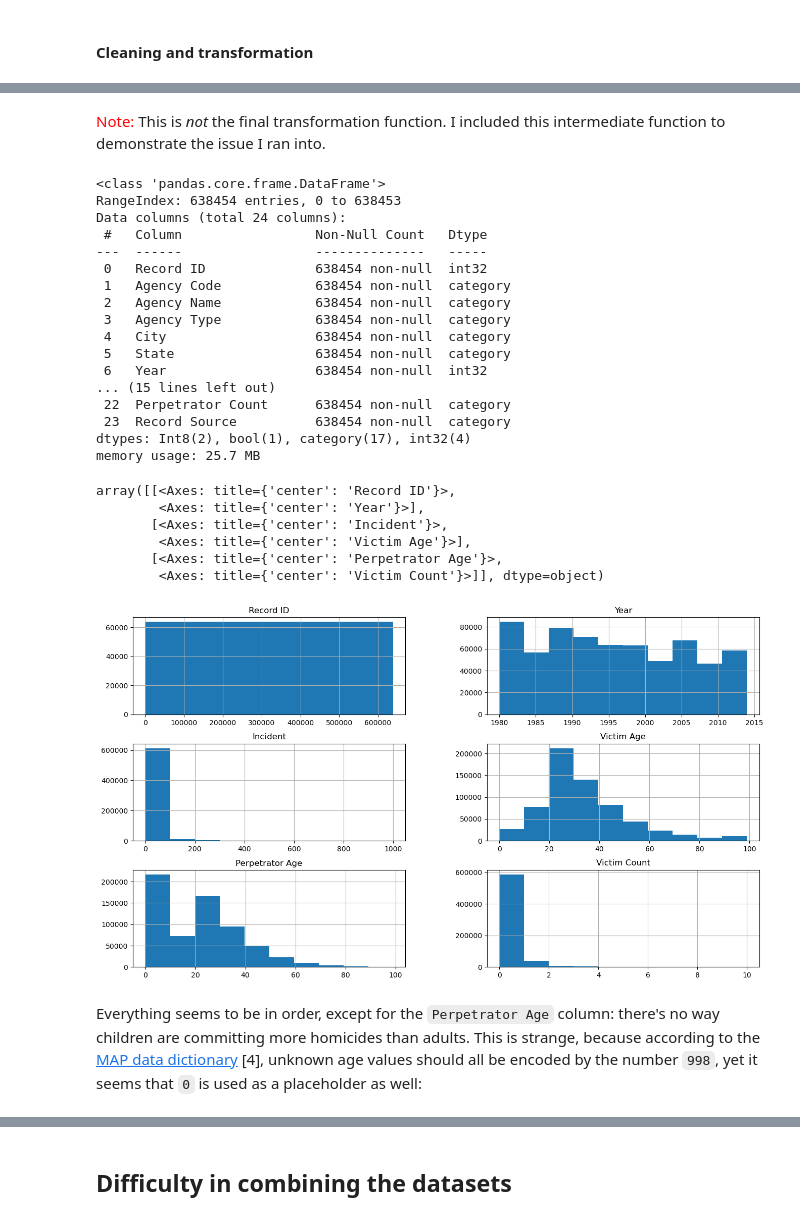
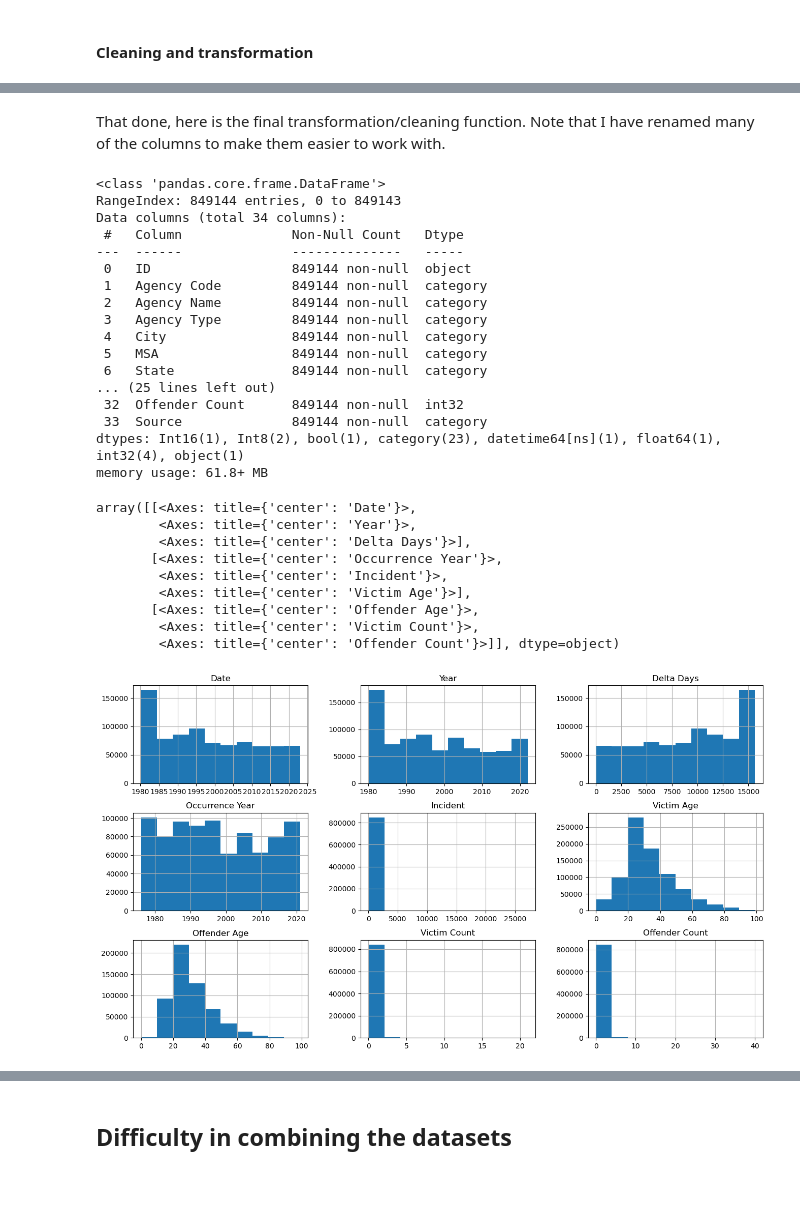
Before and after one commit to kash-patel/advindata-homicide, a Jupyter notebook: 01-data.ipynb, the cells around one changed output, grey strips where cells are left out. Cells and saved outputs as stored; diff of their text form; code cells hidden in the pictures; blank space fills up the shorter version.

Commit message:
Update/rewrite Chapter 1 with updated MAP data.

```diff
--- a/01-data.ipynb
+++ b/01-data.ipynb
@@ -213,0 +289,2 @@ The `State` column lists the full name of the state rather than the two-letter a
+# %%
+corrected_datestrings = correct_datestrings(short_datestring_records)
@@ -213,0 +324,2 @@ The `State` column lists the full name of the state rather than the two-letter a
+# %%
+indices_to_replace = corrected_datestrings.index
@@ -213,0 +328,2 @@ The `State` column lists the full name of the state rather than the two-letter a
+# %%
+map_df.loc[indices_to_replace]["FileDate"] = corrected_datestrings.loc[indices_to_replace]["FileDate"]
@@ -254,10 +380,11 @@ state_abbreviations = {
     "Ohio": "OH",
     "Oklahoma": "OK",
     "Oregon": "OR",
+    "Oregan": "OR",         # There is an "Oregan" entry in the DataFrame
     "Pennsylvania": "PA",
     "Puerto Rico": "PR",
     "Rhode Island": "RI",
-    "Rhodes Island": "RI",  # There is a "Rhodes Island" entry in the dataframe
+    "Rhodes Island": "RI",  # There is a "Rhodes Island" entry in the DataFrame
     "South Carolina": "SC",
     "South Dakota": "SD",
     "Tennessee": "TN",
@@ -271,6 +398,6 @@ state_abbreviations = {
     "Wisconsin": "WI",
     "Wyoming": "WY"
 }
-# %% [markdown]
-<span style="color: red;">Note:</span> This is _not_ the final transformation function. I included this intermediate function to demonstrate the issue I ran into.
+# %% [markdown]
+That done, here is the final transformation/cleaning function. Note that I have renamed many of the columns to make them easier to work with.
 # %%
@@ -321,32 +464,33 @@ map_data_0 = transform_map_dataframe_0(map_df)
 # %%
-map_data_0.info()
+map_data.info()
 # %% [output]
 <class 'pandas.core.frame.DataFrame'>
-RangeIndex: 638454 entries, 0 to 638453
-Data columns (total 24 columns):
- #   Column                 Non-Null Count   Dtype
----  ------                 --------------   -----
- 0   Record ID              638454 non-null  int32
- 1   Agency Code            638454 non-null  category
- 2   Agency Name            638454 non-null  category
- 3   Agency Type            638454 non-null  category
- 4   City                   638454 non-null  category
- 5   State                  638454 non-null  category
- 6   Year                   638454 non-null  int32
-... (15 lines left out)
- 22  Perpetrator Count      638454 non-null  category
- 23  Record Source          638454 non-null  category
-dtypes: Int8(2), bool(1), category(17), int32(4)
-memory usage: 25.7 MB
+RangeIndex: 849144 entries, 0 to 849143
+Data columns (total 34 columns):
+ #   Column              Non-Null Count   Dtype
+---  ------              --------------   -----
+ 0   ID                  849144 non-null  object
+ 1   Agency Code         849144 non-null  category
+ 2   Agency Name         849144 non-null  category
+ 3   Agency Type         849144 non-null  category
+ 4   City                849144 non-null  category
+ 5   MSA                 849144 non-null  category
+ 6   State               849144 non-null  category
+... (25 lines left out)
+ 32  Offender Count      849144 non-null  int32
+ 33  Source              849144 non-null  category
+dtypes: Int16(1), Int8(2), bool(1), category(23), datetime64[ns](1), float64(1), int32(4), object(1)
+memory usage: 61.8+ MB
 # %%
-map_data_0.hist(figsize=(16, 9))
+map_data.hist(figsize=(16, 9))
 # %% [output]
-array([[<Axes: title={'center': 'Record ID'}>,
-        <Axes: title={'center': 'Year'}>],
-       [<Axes: title={'center': 'Incident'}>,
+array([[<Axes: title={'center': 'Date'}>,
+        <Axes: title={'center': 'Year'}>,
+        <Axes: title={'center': 'Delta Days'}>],
+       [<Axes: title={'center': 'Occurrence Year'}>,
+        <Axes: title={'center': 'Incident'}>,
         <Axes: title={'center': 'Victim Age'}>],
-       [<Axes: title={'center': 'Perpetrator Age'}>,
-        <Axes: title={'center': 'Victim Count'}>]], dtype=object)
+       [<Axes: title={'center': 'Offender Age'}>,
+        <Axes: title={'center': 'Victim Count'}>,
+        <Axes: title={'center': 'Offender Count'}>]], dtype=object)
-[figure, old version]
+[figure, new version]
-# %% [markdown]
-Everything seems to be in order, except for the `Perpetrator Age` column: there's no way children are committing more homicides than adults. This is strange, because according to the [MAP data dictionary](https://www.dropbox.com/s/lo6tgo8nnbpqeru/MAPdefinitionsSHR.pdf) [4], unknown age values should all be encoded by the number `998`, yet it seems that `0` is used as a placeholder as well:
```
Also changed, not shown: parts of 84 cells of this notebook.
